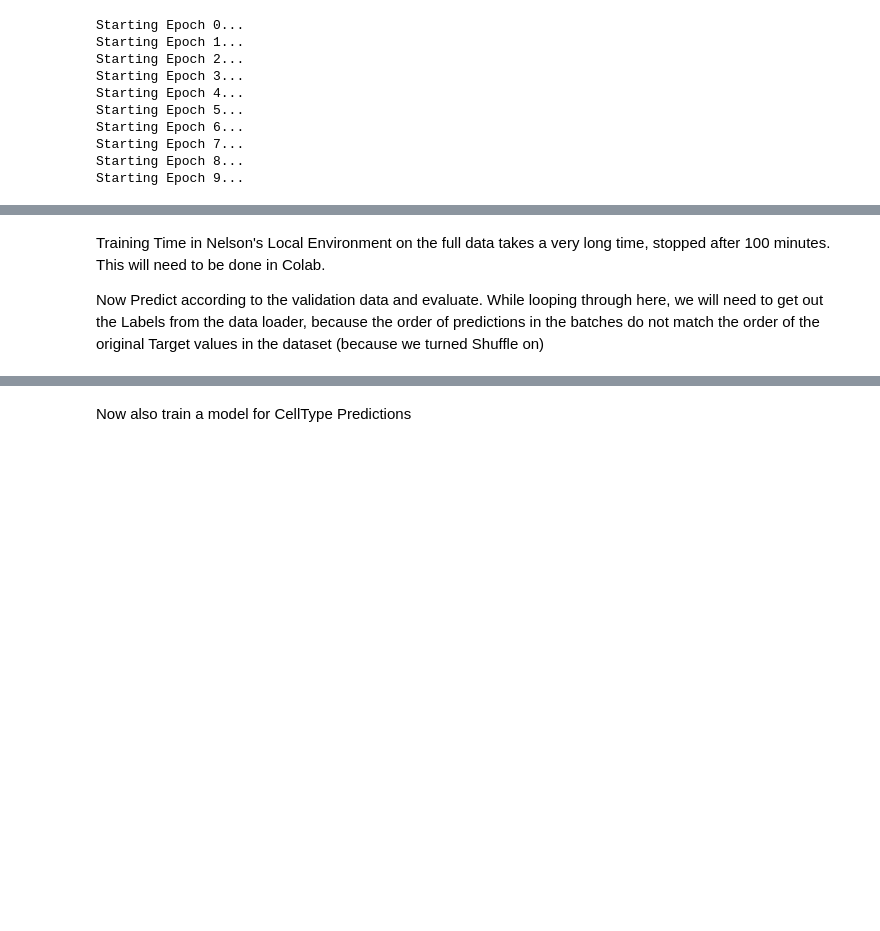
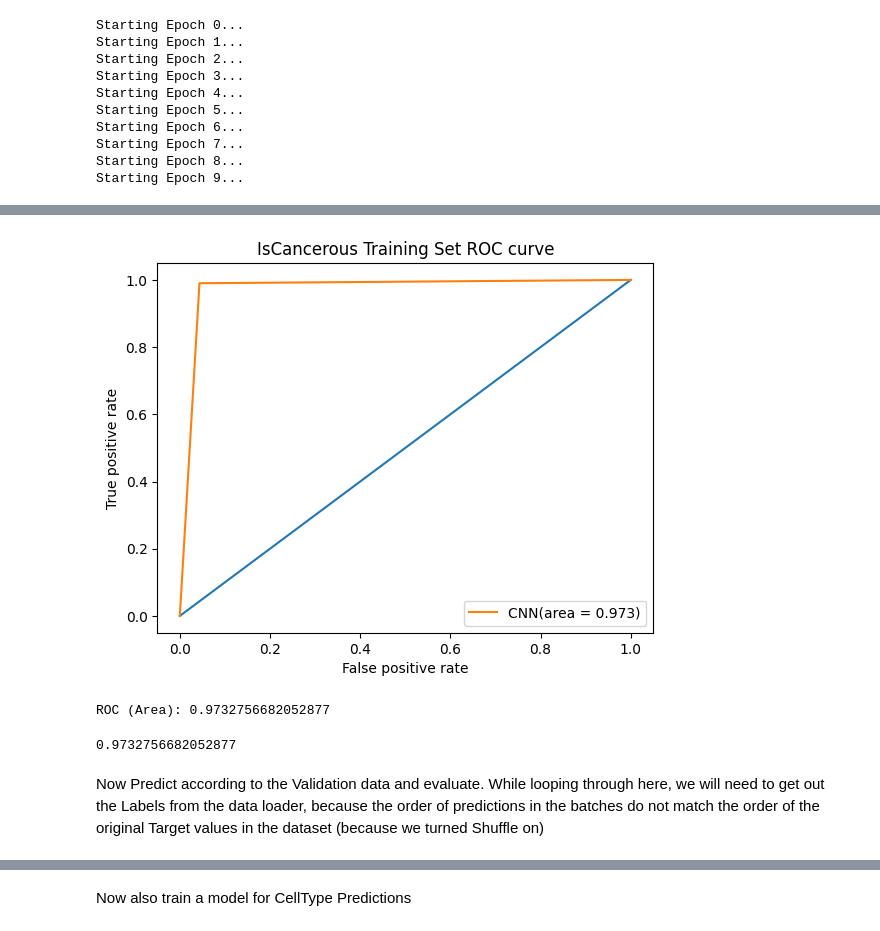
Before and after one commit to s2105802-Nelson/COSC2673-A2-Group42, a Jupyter notebook: 06.PyTorchBasic01.ipynb, the cells around one changed output, grey strips where cells are left out. Saved outputs shown, nothing was run; the diff lists cells and outputs as text; code cells hidden in the pictures; blank space fills up the shorter version.

```diff
--- a/06.PyTorchBasic01.ipynb
+++ b/06.PyTorchBasic01.ipynb
@@ -201,0 +215,41 @@ Starting Epoch 9...
+# %%
+correct, total = 0,  0
+predictions = []
+
+# Set the Neural Network into evaluation (test) mode
+net.eval()
+
+step=0
+
+y_train_cancerous = []
+y_train_pred_cancerous = []
+
+# Looping through this dataloader essentially processes them in batches of 32 (or whatever the batchsize is configured in the data loader
+for i, data in enumerate(cancerous_train_dataloader, 0):
+    inputs, labels = data
+
+    # This should convert the image tensors into vectors
+    inputs = inputs.view(-1, 27 * 27 * 3)
+
+    outputs = net(inputs)
+    _, predicted = torch.max(outputs.data, 1)
+
+    # Loop through the batch, build the lists of the raw label and prediction values
+    for j in range(len(labels)):
+        y_train_cancerous.append(labels[j].item())
+        y_train_pred_cancerous.append(predicted[j].item())
+
+    predictions.append(predicted)
+    total += labels.size(0)
+    correct += (predicted == labels).sum().item()
+
+
+print("Evaluate the Training Predictions and Error: \n")
+
+print('Confusion matrix: \n')
+print(confusion_matrix(y_train_cancerous, y_train_pred_cancerous))
+
+print("\n- Accuracy Score: " + str(accuracy_score(y_train_cancerous, y_train_pred_cancerous)))
+print("- Precision Score: " + str(precision_score(y_train_cancerous, y_train_pred_cancerous)))
+print("- Recall Score: " + str(recall_score(y_train_cancerous, y_train_pred_cancerous)))
+print("- F1 Score: " + str(f1_score(y_train_cancerous, y_train_pred_cancerous)))
@@ -202,7 +268,11 @@ Starting Epoch 9...
+# %%
+a2util.getClassificationROC("IsCancerous", "Training", y_train_cancerous, y_train_pred_cancerous)
+# %% [output]
+[figure, added]
+ROC (Area): 0.9732756682052877
+0.9732756682052877
 # %% [markdown]
-Training Time in Nelson's Local Environment on the full data takes a very long time, stopped after 100 minutes. This will need to be done in Colab.
-
-Now Predict according to the validation data and evaluate. While looping through here, we will need to get out the Labels from the data loader, because the order of predictions in the batches do not match the order of the original Target values in the dataset (because we turned Shuffle on)
+Now Predict according to the Validation data and evaluate. While looping through here, we will need to get out the Labels from the data loader, because the order of predictions in the batches do not match the order of the original Target values in the dataset (because we turned Shuffle on)
 # %%
 correct, total = 0,  0
 predictions = []
```
Also changed, not shown: parts of 25 cells of this notebook, 10 other files.
